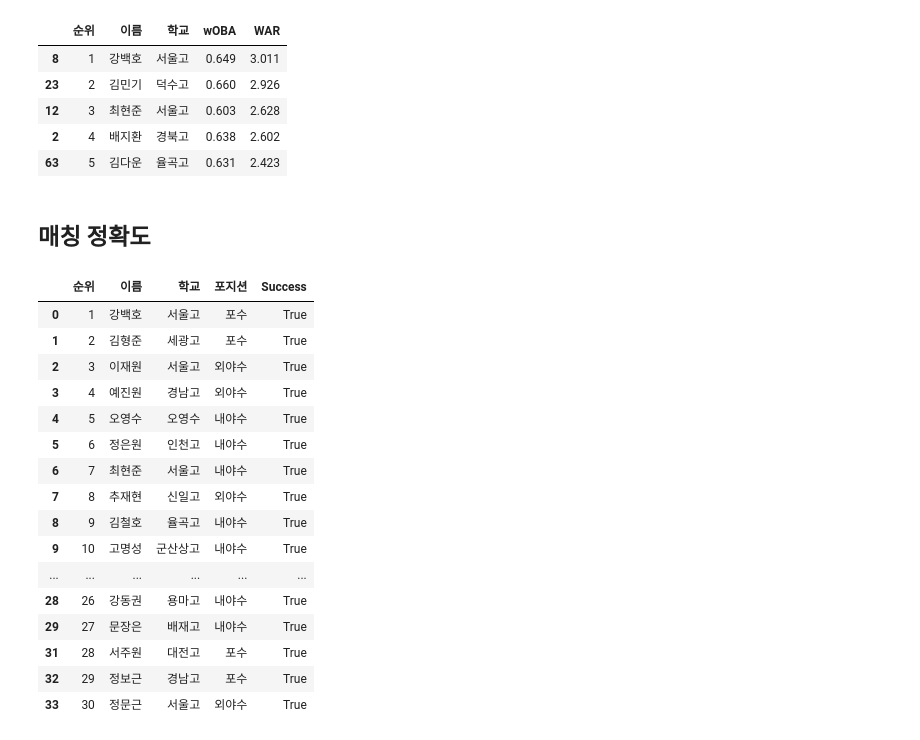
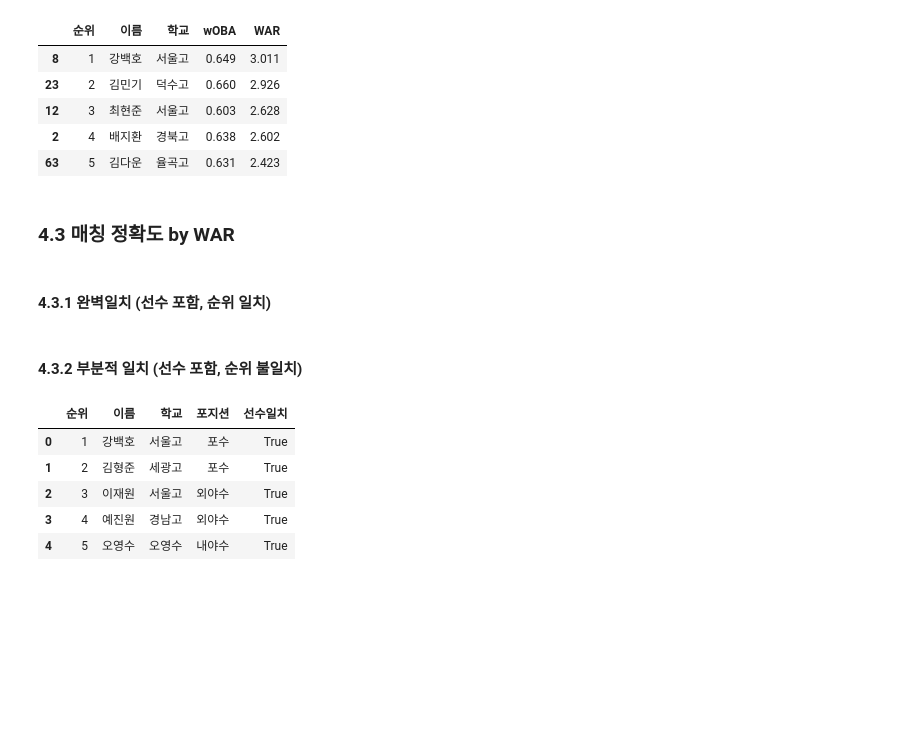
Before and after one commit to hakkoma/KBO_Mock_Draft_Simulator, a Jupyter notebook: mock_draft.ipynb, the cells around one changed output. Drawn from its saved outputs; the diff is of its cells as text; code cells hidden in the pictures; blank space fills up the shorter version.

```diff
--- a/mock_draft.ipynb
+++ b/mock_draft.ipynb
@@ -405,26 +405,19 @@ hitter.head()
 | 2 | 4 | 배지환 | 경북고 | 0.638 | 2.602 |
 | 63 | 5 | 김다운 | 율곡고 | 0.631 | 2.423 |
 # %% [markdown]
-## 매칭 정확도
+### 4.3 매칭 정확도 by WAR
+# %% [markdown]
+#### 4.3.1 완벽일치 (선수 포함, 순위 일치)
+# %% [markdown]
+#### 4.3.2 부분적 일치 (선수 포함, 순위 불일치)
 # %%
-df_ht['Success'] = df_ht['이름'].isin(hitter['이름']).astype(str)
-df_ht
+df_ht['선수일치'] = df_ht['이름'].isin(hitter['이름']).astype(str)
+df_ht.head()
 # %% [output]
-|  | 순위 | 이름 | 학교 | 포지션 | Success |
+|  | 순위 | 이름 | 학교 | 포지션 | 선수일치 |
 | 0 | 1 | 강백호 | 서울고 | 포수 | True |
 | 1 | 2 | 김형준 | 세광고 | 포수 | True |
 | 2 | 3 | 이재원 | 서울고 | 외야수 | True |
 | 3 | 4 | 예진원 | 경남고 | 외야수 | True |
 | 4 | 5 | 오영수 | 오영수 | 내야수 | True |
-| 5 | 6 | 정은원 | 인천고 | 내야수 | True |
-| 6 | 7 | 최현준 | 서울고 | 내야수 | True |
-| 7 | 8 | 추재현 | 신일고 | 외야수 | True |
-| 8 | 9 | 김철호 | 율곡고 | 내야수 | True |
-| 9 | 10 | 고명성 | 군산상고 | 내야수 | True |
-| ... | ... | ... | ... | ... | ... |
-| 28 | 26 | 강동권 | 용마고 | 내야수 | True |
-| 29 | 27 | 문장은 | 배재고 | 내야수 | True |
-| 31 | 28 | 서주원 | 대전고 | 포수 | True |
-| 32 | 29 | 정보근 | 경남고 | 포수 | True |
-| 33 | 30 | 정문근 | 서울고 | 외야수 | True |
 # %%
```
Also changed, not shown: parts of 2 cells of this notebook.
